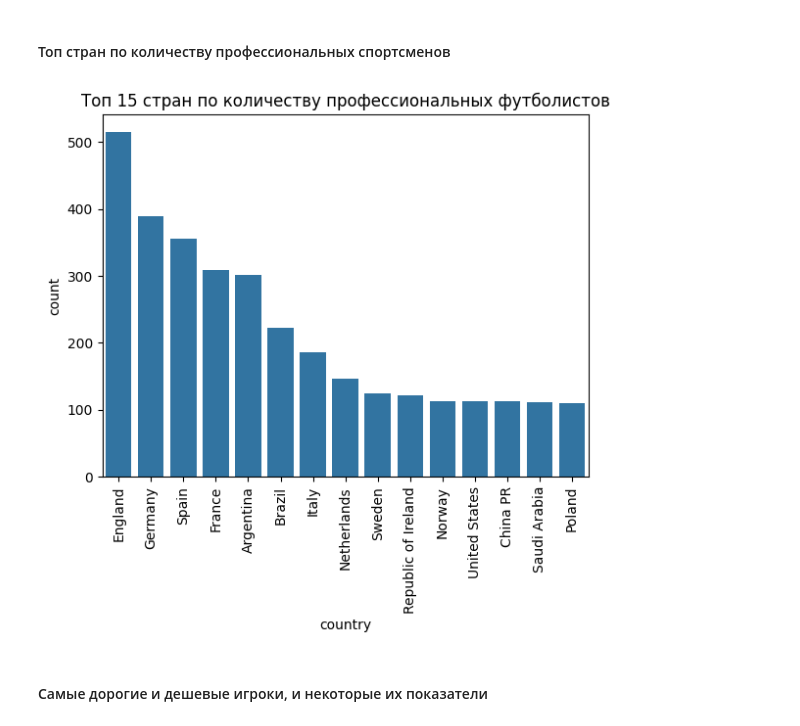
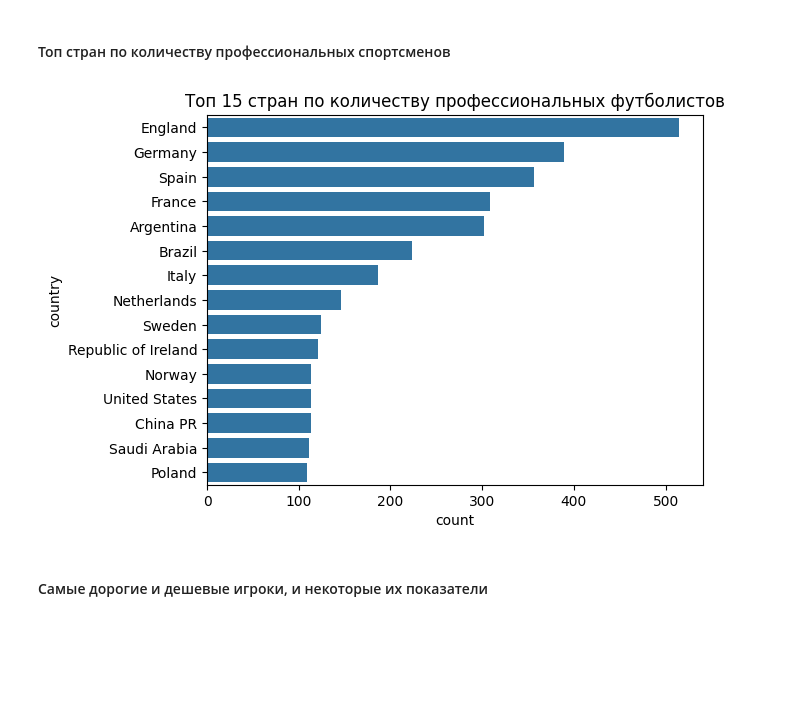
Before and after one commit to jsinkx/bigdata-player-stats-coursework, a Jupyter notebook: players_stats.ipynb, the cells around one changed output. Saved outputs shown, nothing was run; the diff lists cells and outputs as text; code cells hidden in the pictures; blank space fills up the shorter version.

```diff
--- a/players_stats.ipynb
+++ b/players_stats.ipynb
@@ -118,3 +118,10 @@ Data columns (total 41 columns):
  40  value           5682 non-null   object
 dtypes: float64(1), int64(36), object(4)
 memory usage: 1.8+ MB
+# %%
+# Прежде всего избавляемся от лишних пробелов в категориальных признаках
+
+df['player'] = df['player'].apply(lambda v: v.strip())
+df['club'] = df['club'].apply(lambda v: v.strip())
+df['country'] = df['country'].apply(lambda v: v.strip())
+df['value'] = df['value'].apply(lambda v: v.strip())
@@ -285,12 +293,11 @@ TOP_RECORDS = 15 # Топ записей, которые будем отобра
 # %% [markdown]
 #### Топ стран по количеству профессиональных спортсменов
 # %%
-sns.barplot(df['country'].value_counts().nlargest(TOP_RECORDS))
+sns.barplot(df['country'].value_counts().nlargest(TOP_RECORDS).reset_index(), x='count', y='country')
 plt.title(f'Топ {TOP_RECORDS} стран по количеству профессиональных футболистов')
-plt.xticks(rotation=90)
 plt.show()
 # %% [output]
-[figure, old version]
+[figure, new version]
 # %% [markdown]
 #### Самые дорогие и дешевые игроки, и некоторые их показатели
 # %%
```
Also changed, not shown: parts of 18 cells of this notebook.
